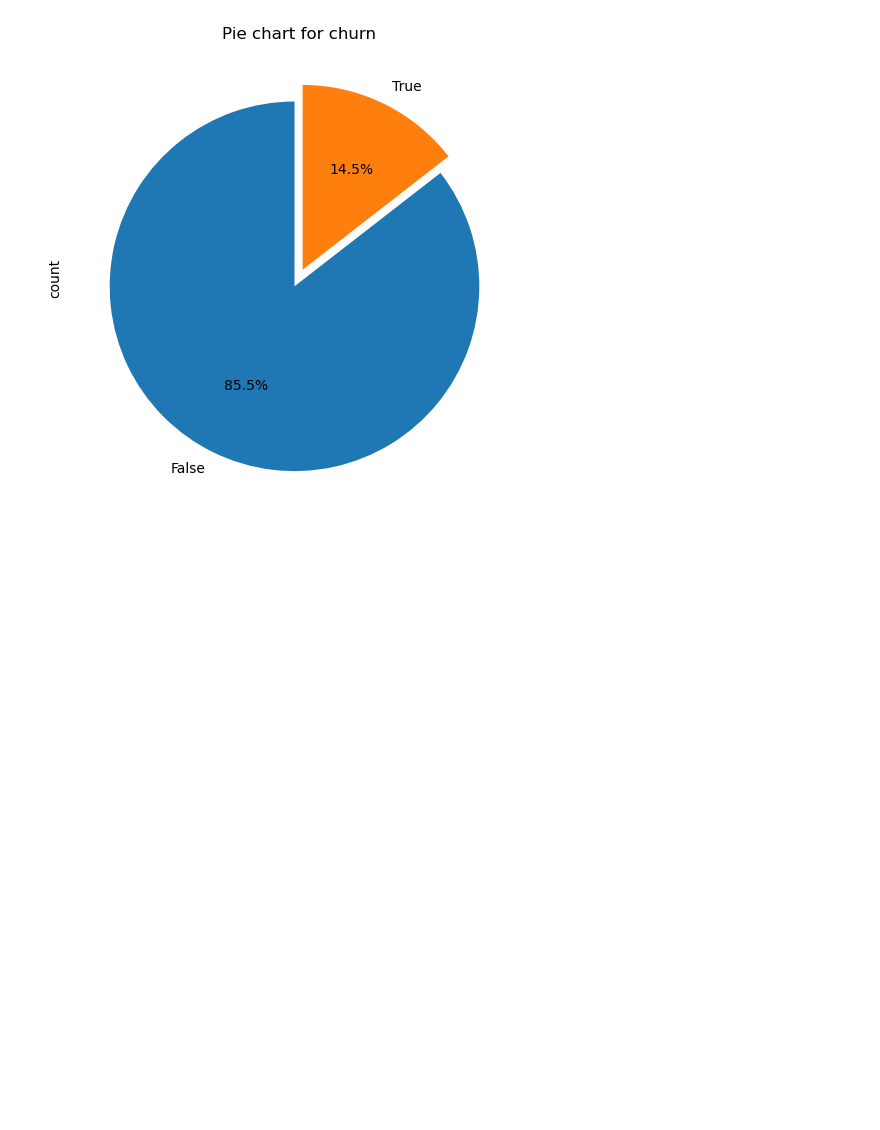
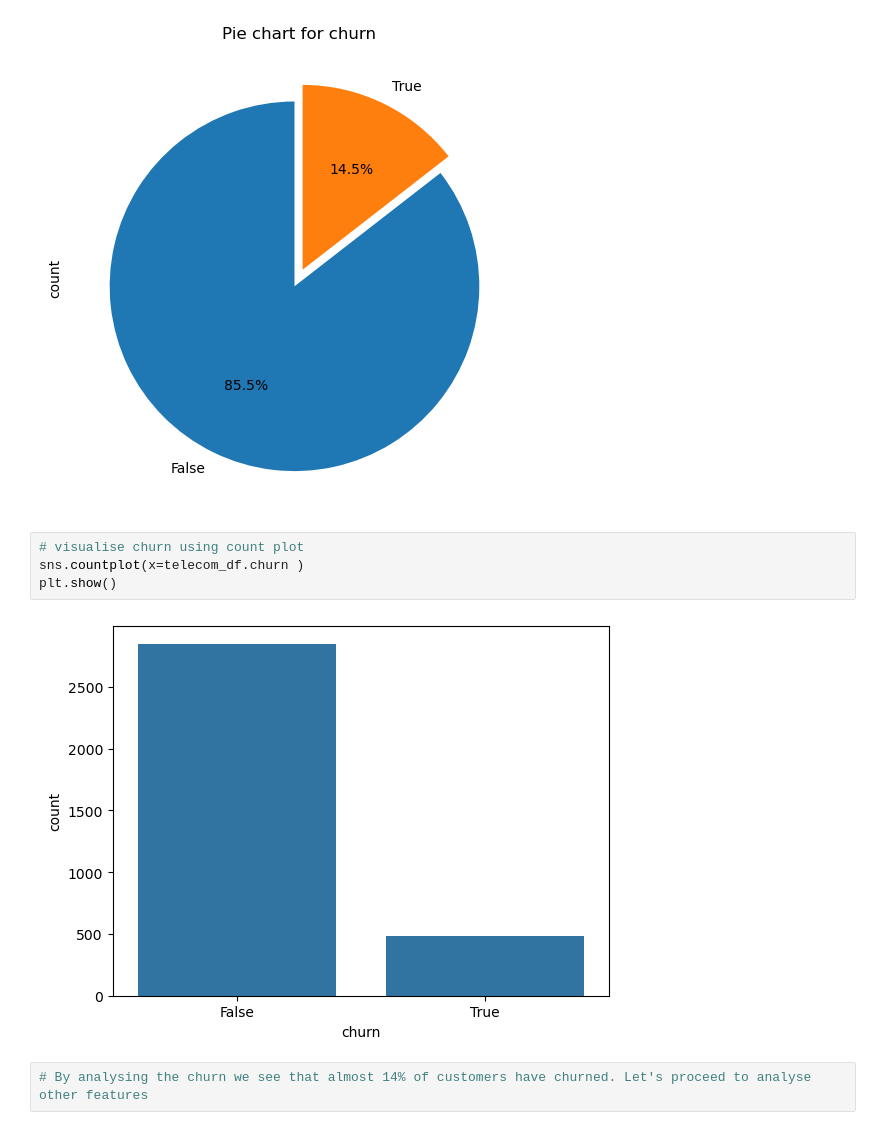
Before and after one commit to kafuuma/MCS-7103-ML, a Jupyter notebook: EDA-Customer-churn.ipynb, the cells around one changed output. Drawn from its saved outputs; the diff is of its cells as text; blank space fills up the shorter version.

Commit message:
analysis

```diff
--- a/EDA-Customer-churn.ipynb
+++ b/EDA-Customer-churn.ipynb
@@ -205,3 +205,11 @@ plt.title('Pie chart for churn')
 plt.show()
 # %% [output]
 [figure]
+# %%
+# visualise churn using count plot
+sns.countplot(x=telecom_df.churn )
+plt.show()
+# %% [output]
+[figure, added]
+# %%
+# By analysing the churn we see that almost 14% of customers have churned. Let's proceed to analyse other features
```
Also changed, not shown: parts of 55 cells of this notebook.
